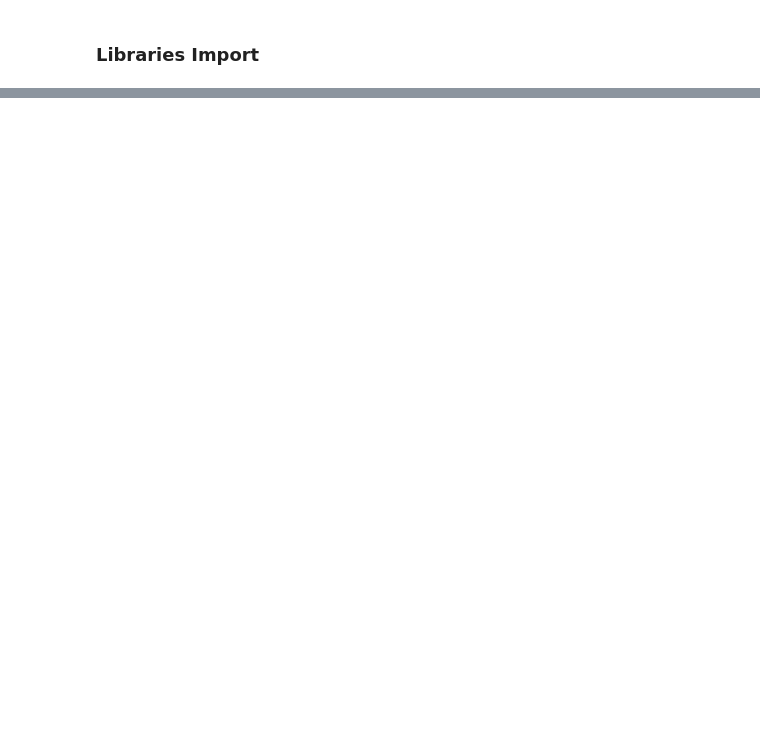
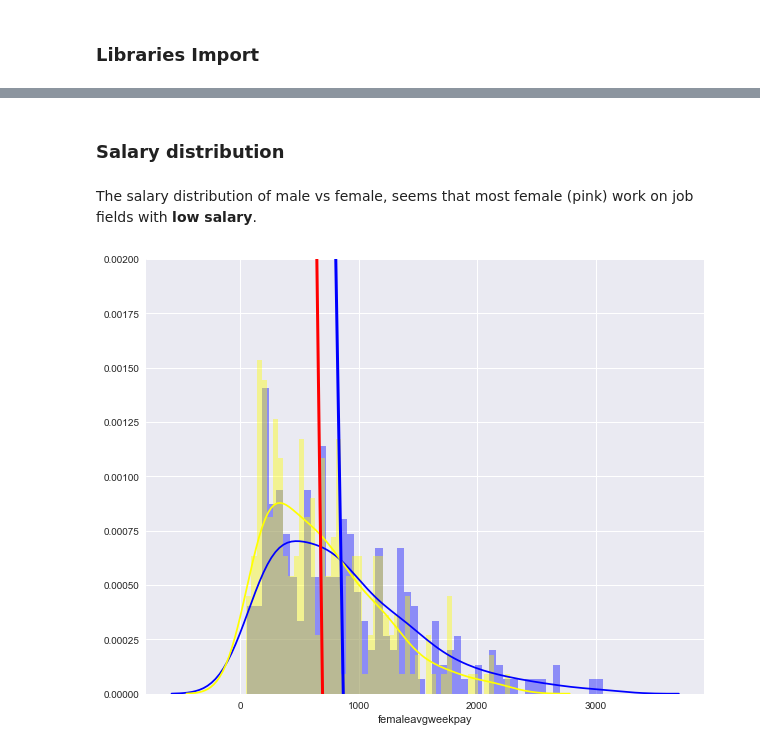
Before and after one commit to geomars/budschallenge, a Jupyter notebook: project/notebook/group_project.ipynb, the cells around one changed output, grey strips where cells are left out. Saved outputs shown, nothing was run; the diff lists cells and outputs as text; code cells hidden in the pictures; blank space fills up the shorter version.

```diff
--- a/project/notebook/group_project.ipynb
+++ b/project/notebook/group_project.ipynb
@@ -145,0 +37,10 @@ train[['female','male','ratio','fatherstotpaid','motherstotpaid','delta']].corr(
+# %%
+# Import the dataset
+ilostat = pd.read_csv("../datasets/cleaned_ilostatOECDUSD.csv", sep=',', \
+                  dtype = None, error_bad_lines=False, \
+                  encoding='utf-8', keep_default_na=False)
+
+# Extract the data into pandas dataframe
+df = pd.DataFrame(ilostat)
+
+df.head()
@@ -145,0 +56,4 @@ train[['female','male','ratio','fatherstotpaid','motherstotpaid','delta']].corr(
+# %%
+df = df[['country','occupation','maleavgweekpay','femaleavgweekpay','gapavgweekpay','gapweekpay', \
+        'mothertotleave','fathertotleave','gapleaveweeks','gapleave']]
+df.head()
@@ -145,0 +81,14 @@ train[['female','male','ratio','fatherstotpaid','motherstotpaid','delta']].corr(
+# %% [markdown]
+### Salary distribution
+# %% [markdown]
+The salary distribution of male vs female, seems that most female (pink) work on job fields with **low salary**.
+# %%
+ax1 = sns.distplot(df['maleavgweekpay'], bins=100, color='blue',label='Male')
+ax2 = sns.distplot(df['femaleavgweekpay'], bins=100, color='yellow',label='Female')
+ax.set(ylim=(0, 0.002))
+plt.plot([df['maleavgweekpay'].mean(),df['maleavgweekpay'].median()],[0, 0.004], linewidth=2, color='blue',label='Male mean')
+plt.plot([df['femaleavgweekpay'].mean(),df['femaleavgweekpay'].median()],[0, 0.004], linewidth=2, color='red',label='Female mean')
+
+plt.show()
+# %% [output]
+[figure, added]
```
Also changed, not shown: parts of 58 cells of this notebook.
